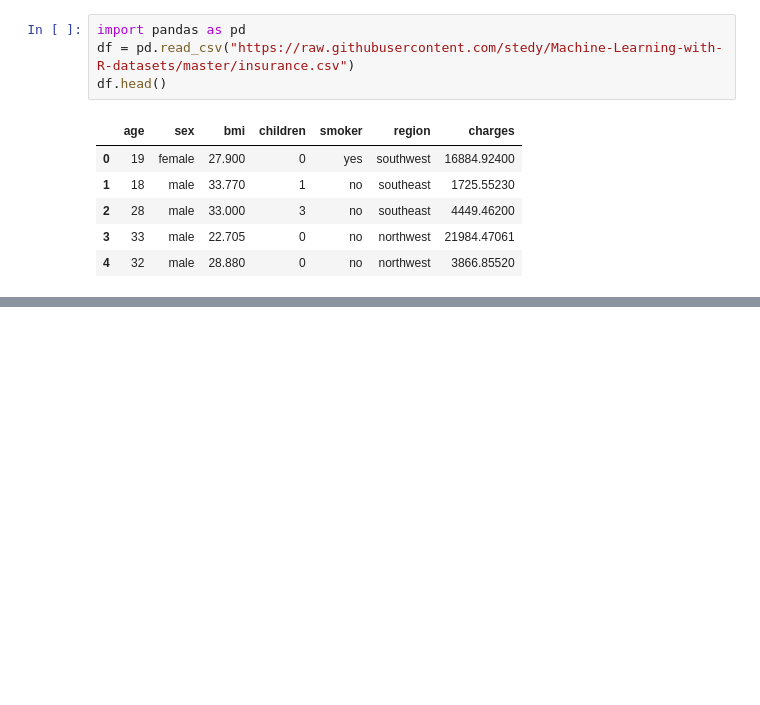
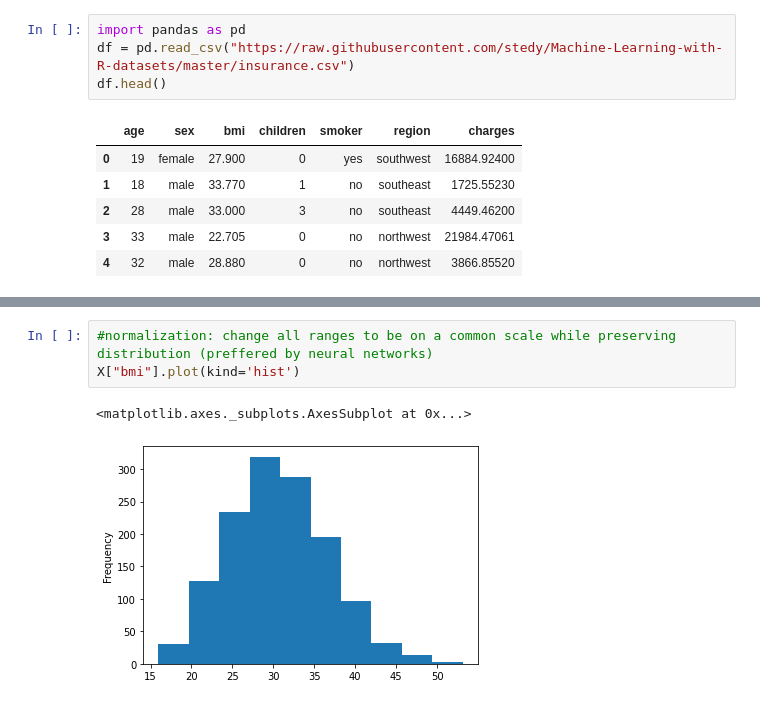
Before and after one commit to terrysu64/Machine-Learning-and-Data-Science-Projects, a Jupyter notebook: neural_network_regression.ipynb, the cells around one changed output, grey strips where cells are left out. Saved outputs shown, nothing was run; the diff lists cells and outputs as text; blank space fills up the shorter version.

```diff
--- a/neural_network_regression.ipynb
+++ b/neural_network_regression.ipynb
@@ -317,0 +405,6 @@ df.head()
+# %%
+#normalization: change all ranges to be on a common scale while preserving distribution (preffered by neural networks)
+X["bmi"].plot(kind='hist')
+# %% [output]
+<matplotlib.axes._subplots.AxesSubplot at 0x...>
+[figure, added]
```
Also changed, not shown: parts of 24 cells of this notebook.
